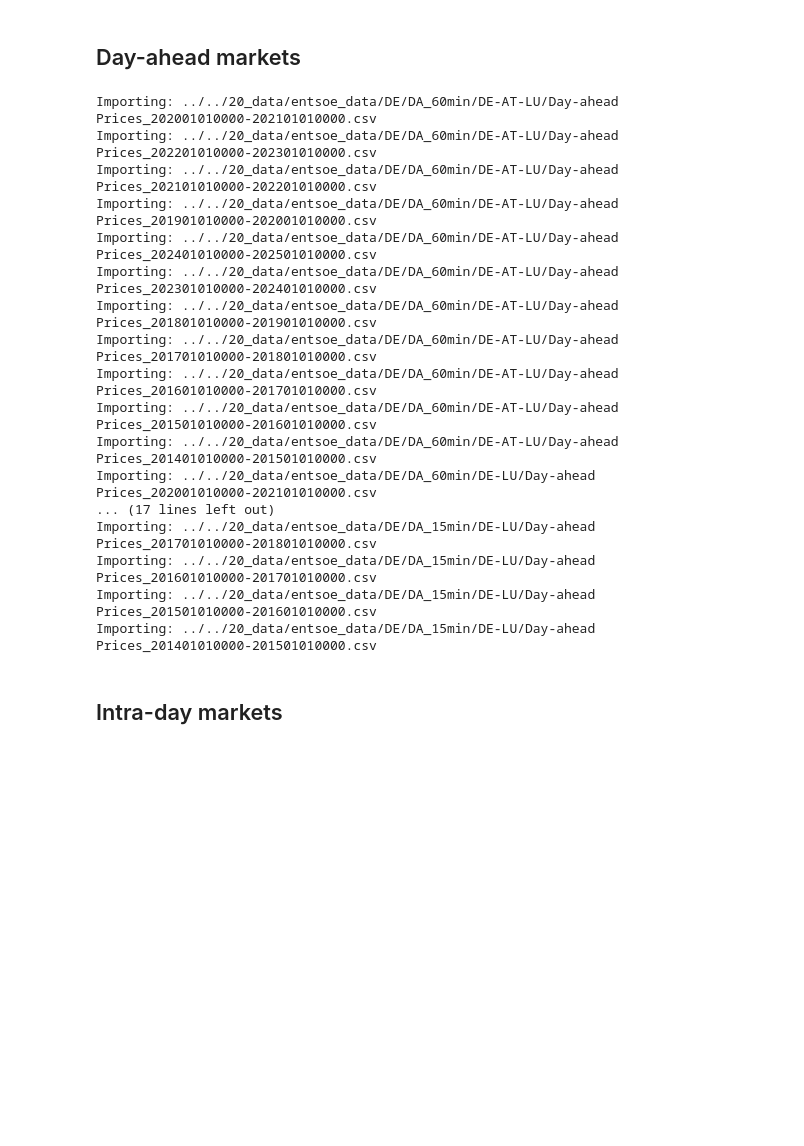
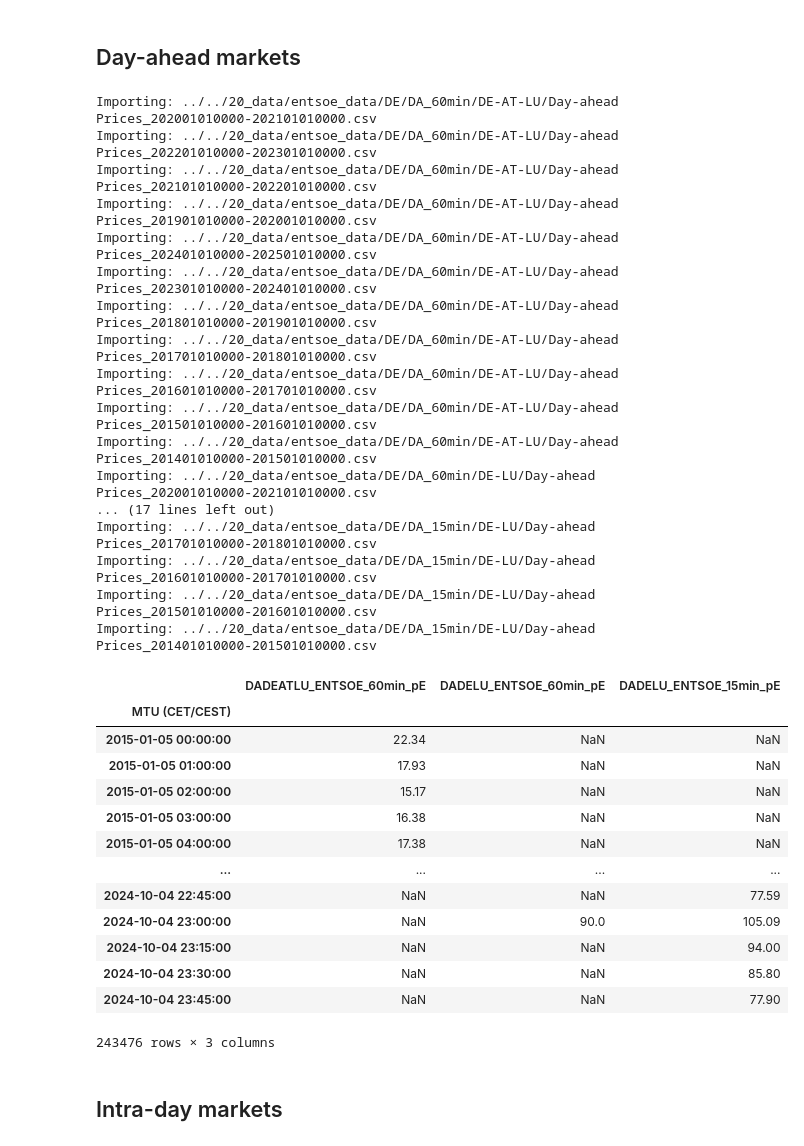
Before and after one commit to n-raspi/nseemann-msc-BESS, a Jupyter notebook: 30_src/build_dataset/build_dataset.ipynb, the cells around one changed output. Saved outputs shown, nothing was run; the diff lists cells and outputs as text; code cells hidden in the pictures; blank space fills up the shorter version.

```diff
--- a/30_src/build_dataset/build_dataset.ipynb
+++ b/30_src/build_dataset/build_dataset.ipynb
@@ -60,38 +73,54 @@ def clean_ENTSOE_data(path, colname, areacode):
 ENTSOE_DE_DATA_dir = "../../20_data/entsoe_data/DE"
 DA_60min_DEATLU_subdir = "/DA_60min/DE-AT-LU/" # 'BZN|DE-AT-LU'
 DA_60min_DELU_subdir = "/DA_60min/DE-LU/" # 'BZN|DE-LU'
 DA_15min_DELU_subdir = "/DA_15min/DE-LU/" # 'BZN|DE-LU'
 
-df_DA_60min_DEATLU = (clean_ENTSOE_data(ENTSOE_DE_DATA_dir + DA_60min_DEATLU_subdir, 'DA_60min_DEATLU', 'BZN|DE-AT-LU'))
+df_DA_60min_DEATLU = (clean_ENTSOE_data(ENTSOE_DE_DATA_dir + DA_60min_DEATLU_subdir, 'DADEATLU_ENTSOE_60min_pE', 'BZN|DE-AT-LU'))
 # print(df_DA_60min_DEATLU.index.min(), df_DA_60min_DEATLU.index.max())
 
-df_DA_60min_DELU = (clean_ENTSOE_data(ENTSOE_DE_DATA_dir + DA_60min_DELU_subdir, 'DA_60min_DELU', 'BZN|DE-LU'))
+df_DA_60min_DELU = (clean_ENTSOE_data(ENTSOE_DE_DATA_dir + DA_60min_DELU_subdir, 'DADELU_ENTSOE_60min_pE', 'BZN|DE-LU'))
 # print(df_DA_60min_DELU.index.min(), df_DA_60min_DELU.index.max())
 
-df_DA_15min_DELU = (clean_ENTSOE_data(ENTSOE_DE_DATA_dir + DA_15min_DELU_subdir, 'DA_15min_DELU', 'BZN|DE-LU'))
+df_DA_15min_DELU = (clean_ENTSOE_data(ENTSOE_DE_DATA_dir + DA_15min_DELU_subdir, 'DADELU_ENTSOE_15min_pE', 'BZN|DE-LU'))
 # print(df_DA_15min_DELU.index.min(), df_DA_15min_DELU.index.max())
 
-df_DA = (pd.concat([ df_DA_60min_DEATLU.asfreq('15min'), df_DA_60min_DELU.asfreq('15min'), df_DA_15min_DELU])).sort_index()
-df_DA = df_DA.groupby(df_DA.index).first() # Combine duplicate indexes (15min and 60min intervals)
+df_DA = pd.concat([ df_DA_60min_DEATLU, df_DA_60min_DELU, df_DA_15min_DELU], axis=1).sort_index()
+#df_DA = df_DA.groupby(df_DA.index).first() # Combine duplicate indexes (15min and 60min intervals)
 # df_DA.plot()
+
+df_DA
 # %% [output]
 Importing: ../../20_data/entsoe_data/DE/DA_60min/DE-AT-LU/Day-ahead Prices_202001010000-202101010000.csv
 Importing: ../../20_data/entsoe_data/DE/DA_60min/DE-AT-LU/Day-ahead Prices_202201010000-202301010000.csv
 Importing: ../../20_data/entsoe_data/DE/DA_60min/DE-AT-LU/Day-ahead Prices_202101010000-202201010000.csv
 Importing: ../../20_data/entsoe_data/DE/DA_60min/DE-AT-LU/Day-ahead Prices_201901010000-202001010000.csv
 Importing: ../../20_data/entsoe_data/DE/DA_60min/DE-AT-LU/Day-ahead Prices_202401010000-202501010000.csv
 Importing: ../../20_data/entsoe_data/DE/DA_60min/DE-AT-LU/Day-ahead Prices_202301010000-202401010000.csv
 Importing: ../../20_data/entsoe_data/DE/DA_60min/DE-AT-LU/Day-ahead Prices_201801010000-201901010000.csv
 Importing: ../../20_data/entsoe_data/DE/DA_60min/DE-AT-LU/Day-ahead Prices_201701010000-201801010000.csv
 Importing: ../../20_data/entsoe_data/DE/DA_60min/DE-AT-LU/Day-ahead Prices_201601010000-201701010000.csv
 Importing: ../../20_data/entsoe_data/DE/DA_60min/DE-AT-LU/Day-ahead Prices_201501010000-201601010000.csv
 Importing: ../../20_data/entsoe_data/DE/DA_60min/DE-AT-LU/Day-ahead Prices_201401010000-201501010000.csv
 Importing: ../../20_data/entsoe_data/DE/DA_60min/DE-LU/Day-ahead Prices_202001010000-202101010000.csv
 ... (17 lines left out)
 Importing: ../../20_data/entsoe_data/DE/DA_15min/DE-LU/Day-ahead Prices_201701010000-201801010000.csv
 Importing: ../../20_data/entsoe_data/DE/DA_15min/DE-LU/Day-ahead Prices_201601010000-201701010000.csv
 Importing: ../../20_data/entsoe_data/DE/DA_15min/DE-LU/Day-ahead Prices_201501010000-201601010000.csv
 Importing: ../../20_data/entsoe_data/DE/DA_15min/DE-LU/Day-ahead Prices_201401010000-201501010000.csv
+|  | DADEATLU_ENTSOE_60min_pE | DADELU_ENTSOE_60min_pE | DADELU_ENTSOE_15min_pE |
+| MTU (CET/CEST) |  |  |  |
+| 2015-01-05 00:00:00 | 22.34 | NaN | NaN |
+| 2015-01-05 01:00:00 | 17.93 | NaN | NaN |
+| 2015-01-05 02:00:00 | 15.17 | NaN | NaN |
+| 2015-01-05 03:00:00 | 16.38 | NaN | NaN |
+| 2015-01-05 04:00:00 | 17.38 | NaN | NaN |
+| ... | ... | ... | ... |
+| 2024-10-04 22:45:00 | NaN | NaN | 77.59 |
+| 2024-10-04 23:00:00 | NaN | 90.0 | 105.09 |
+| 2024-10-04 23:15:00 | NaN | NaN | 94.00 |
+| 2024-10-04 23:30:00 | NaN | NaN | 85.80 |
+| 2024-10-04 23:45:00 | NaN | NaN | 77.90 |
+243476 rows × 3 columns
 # %% [markdown]
 ## Intra-day markets
 # %%
```
Also changed, not shown: parts of 9 cells of this notebook, 1 other file.
